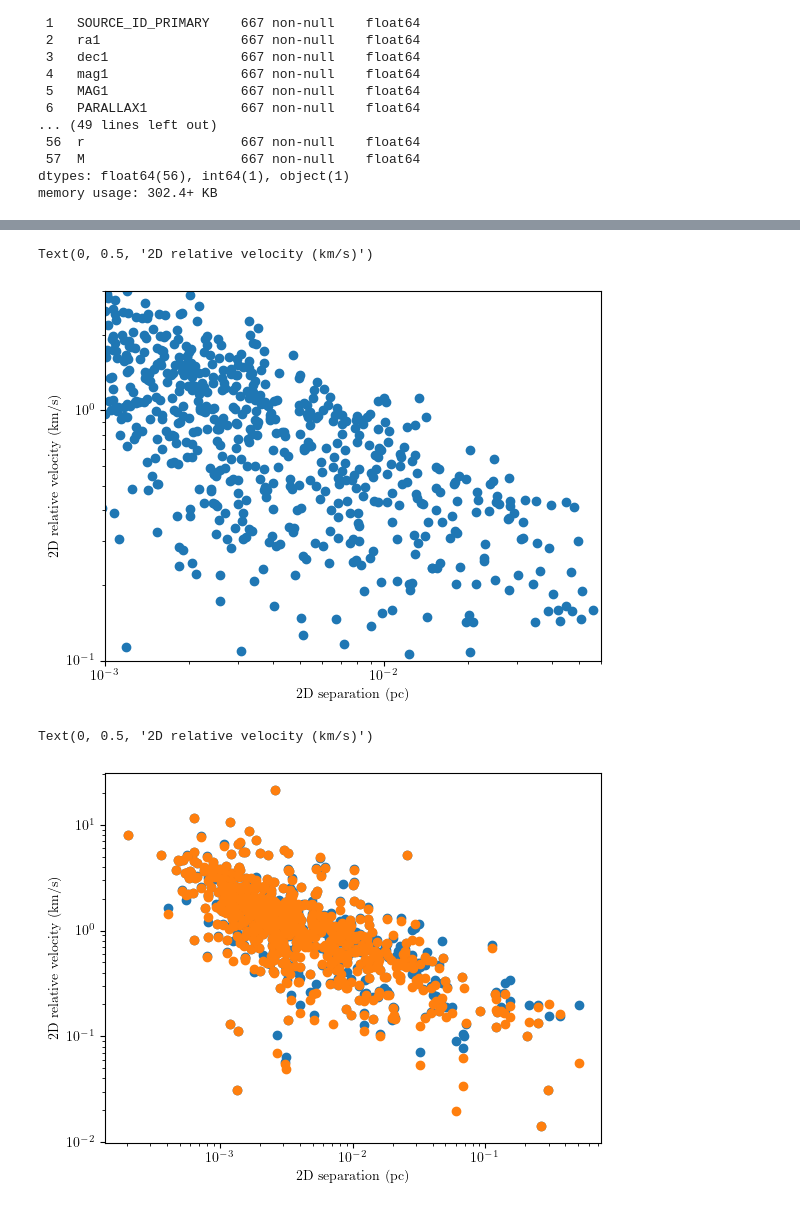
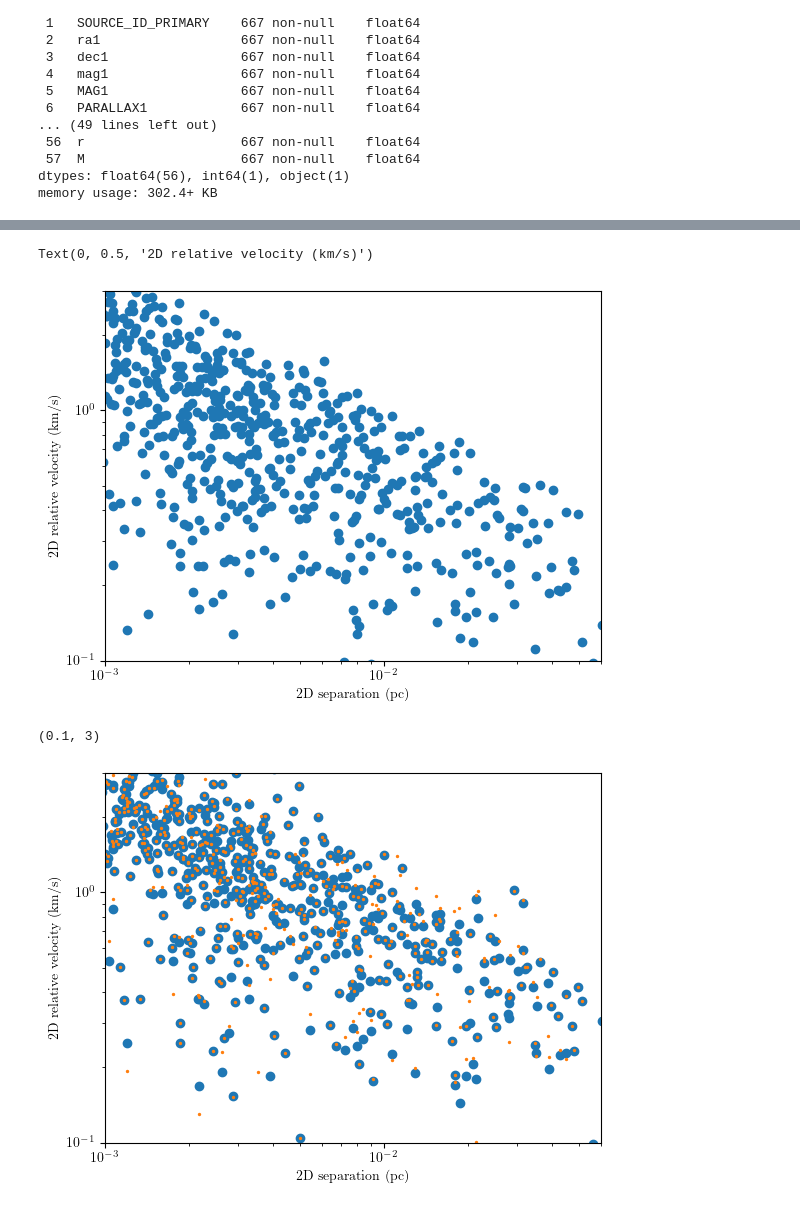
Before and after one commit to aaguayoo/binary-statistics, a Jupyter notebook: python/notebooks/hidden_tertiaries.ipynb, the cells around one changed output, grey strips where cells are left out. Saved outputs shown, nothing was run; the diff lists cells and outputs as text; code cells hidden in the pictures.

```diff
--- a/python/notebooks/hidden_tertiaries.ipynb
+++ b/python/notebooks/hidden_tertiaries.ipynb
@@ -116,7 +113,7 @@ binary_dataframe.head()
 # %% [markdown]
 1. Split the CSV dataset into a 40\% with companion(s) and 60\% without companion(s)
 # %%
-f = 0.9
+f = 0.8
 bd_without_comp, bd_with_comp = train_test_split(binary_dataframe, test_size=f, train_size=1-f)
 # %% [markdown]
 2. The 40\% with companion is splitted into 30\% binaries where both components have hidden companions, and 70\% where only one does.
@@ -247,7 +244,7 @@ ax.set_xlabel("2D separation (pc)")
 ax.set_ylabel("2D relative velocity (km/s)")
 # %% [output]
 Text(0, 0.5, '2D relative velocity (km/s)')
-[figure, old version]
+[figure, new version]
 # %%
 thermal = Thermal()
 new_binary_dataframe["eccentricity_A"] = new_binary_dataframe["M"].apply(lambda x: thermal.random_sample(0,1,size=1)[0])
@@ -310,12 +307,14 @@ new_binary_dataframe["vp_Y"] = new_binary_dataframe.apply(lambda x: x.vp_y + x.v
 new_binary_dataframe["v2D_tertiaries"] = new_binary_dataframe.apply(lambda x: np.sqrt(x.vp_X**2 + x.vp_Y**2), axis=1)
 # %%
 fig, ax = plt.subplots()
-ax.scatter(new_binary_dataframe["r"],new_binary_dataframe["v2D_tertiaries"])
 ax.scatter(new_binary_dataframe["r"],np.sqrt(new_binary_dataframe["vp_x"]**2 + new_binary_dataframe["vp_y"]**2))
+ax.scatter(new_binary_dataframe["r"],new_binary_dataframe["v2D_tertiaries"], s=2)
 plt.xscale("log")
 plt.yscale("log")
 ax.set_xlabel("2D separation (pc)")
 ax.set_ylabel("2D relative velocity (km/s)")
+ax.set_xlim(0.001,6e-2)
+ax.set_ylim(0.1,3)
 # %% [output]
-Text(0, 0.5, '2D relative velocity (km/s)')
+(0.1, 3)
-[figure, old version]
+[figure, new version]
```
Also changed, not shown: parts of 5 cells of this notebook.
